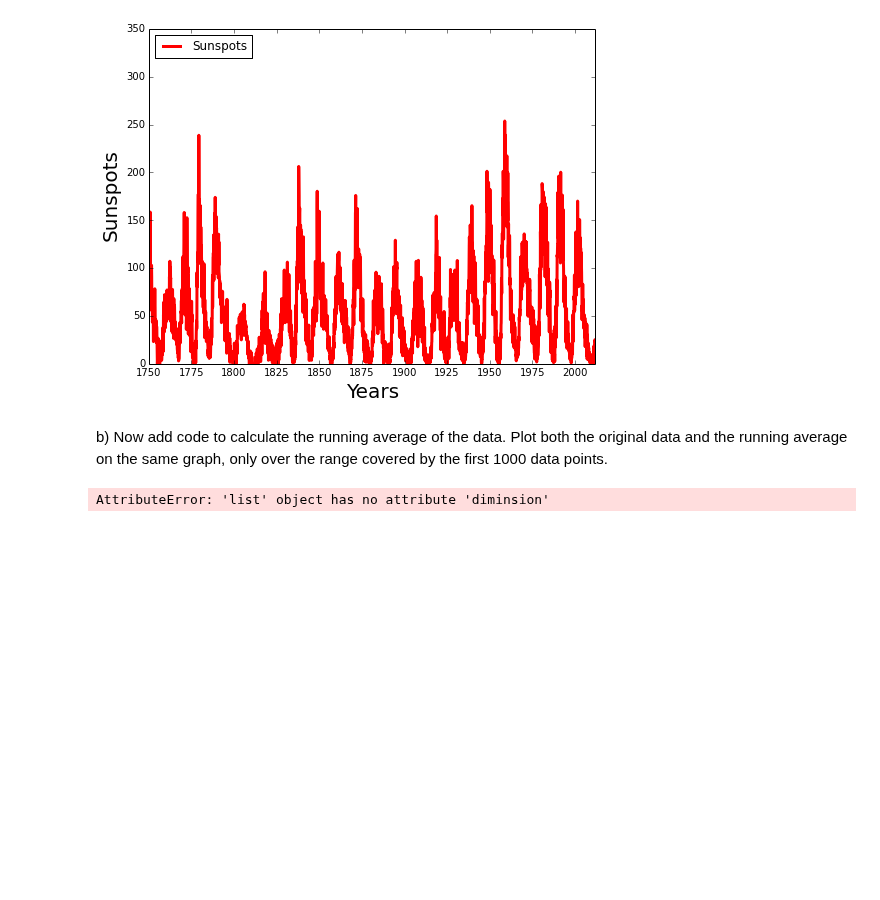
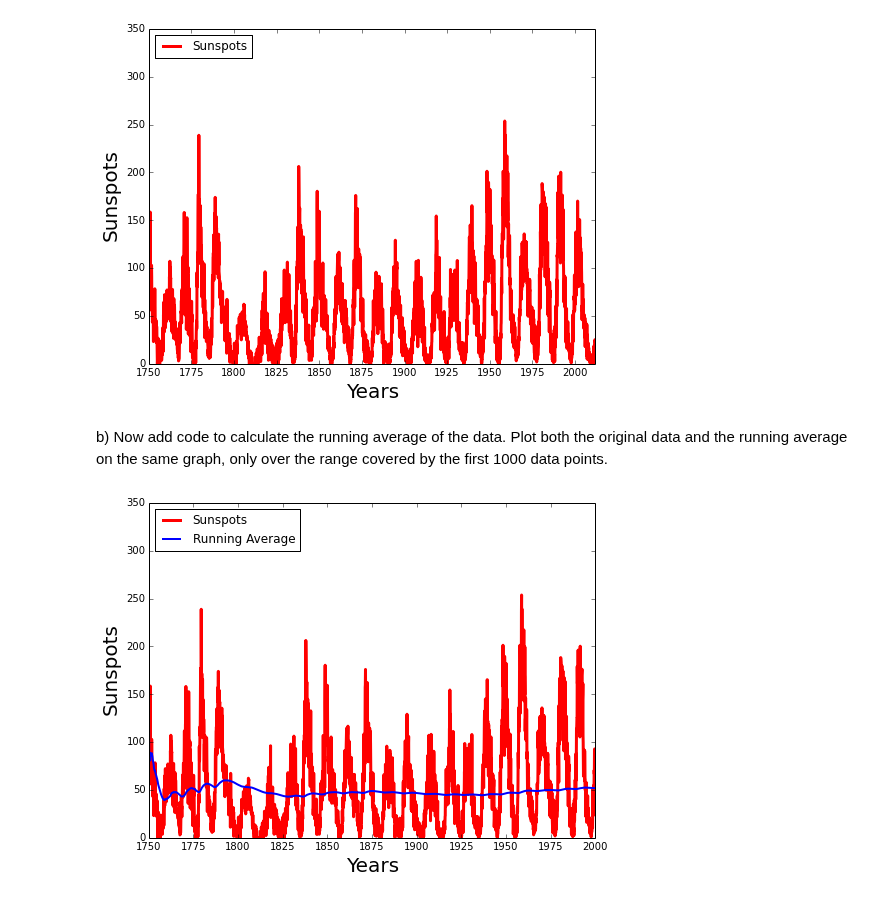
Before and after one commit to jpizagui/PHYS202-S14, a Jupyter notebook: Graphics/GraphicsExercises.ipynb, the cells around one changed output. Drawn from its saved outputs; the diff is of its cells as text; code cells hidden in the pictures; blank space fills up the shorter version.

Commit message:
Worked on Graphics

```diff
--- a/Graphics/GraphicsExercises.ipynb
+++ b/Graphics/GraphicsExercises.ipynb
@@ -76,10 +76,33 @@ plt.show()
 [figure]
 # %% [markdown]
 b) Now add code to calculate the running average of the data. Plot both the original data and the running average on the same graph, only over the range covered by the first 1000 data points.
-# %%
-total = 0
-for d in range(len(x)):
-    total += y[x]
-    average = total/d
-# %% [output]
-AttributeError: 'list' object has no attribute 'diminsion'
+# %%
+total = 0
+average = []
+for d in range(len(x)):
+   # if d > 0:
+    total += y[d]
+    average.append(total/d)
+
+data = np.loadtxt('sunspots.txt')
+x = data[:,0]
+y = data[:,1]
+plt.figure(figsize=(8, 6), dpi=80)
+plt.plot(x,y,"r-",lw=3,label="Sunspots")
+plt.xlim(0, 1000)
+plt.ylim(0,350)
+labels = []
+
+for i in range(1750, 2012, 25):
+    labels.append(i)
+
+plt.plot(x,average,label="Running Average", color = "blue", lw=2)
+
+plt.xticks(range(0,3142,300),labels)
+plt.xlabel("Years",fontsize=20)
+plt.ylabel("Sunspots",fontsize=20)
+plt.legend(loc='upper left')
+
+plt.show()
+# %% [output]
+[figure, added]
```
Also changed, not shown: parts of 1 cell of this notebook, 4 other files.
